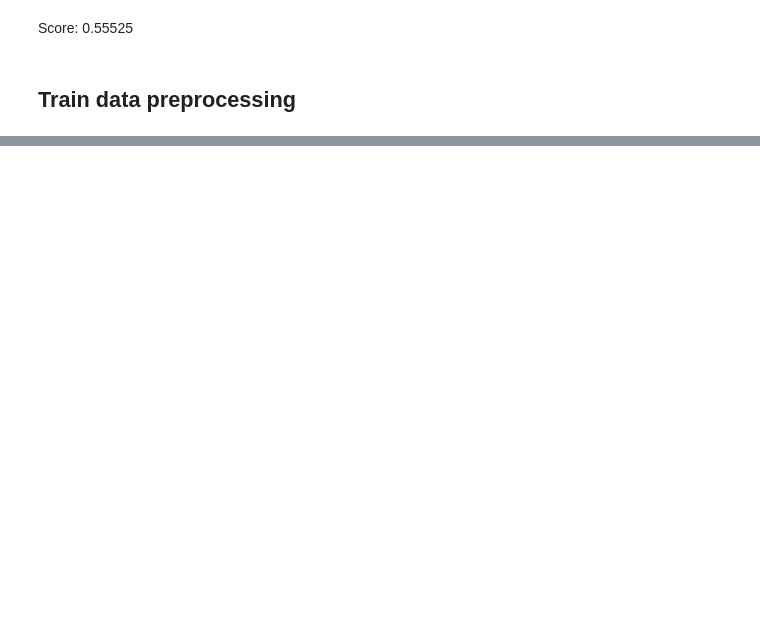
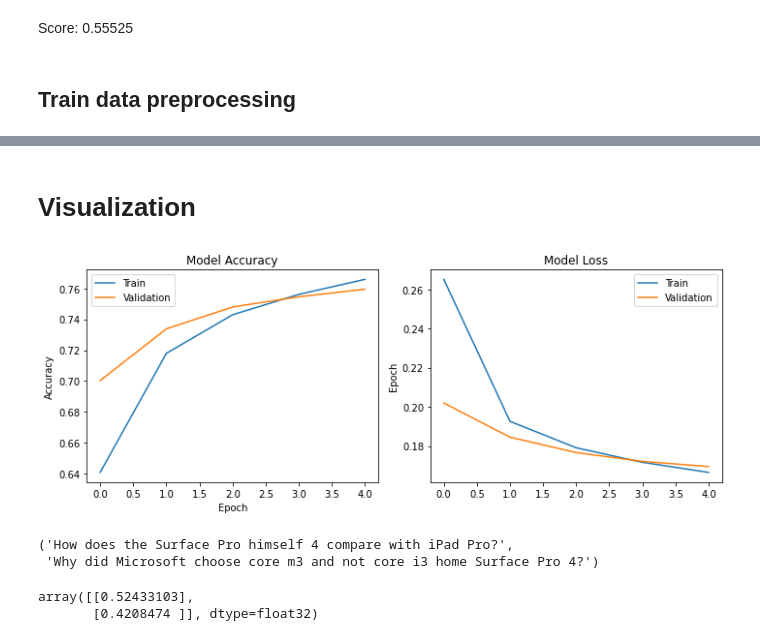
Before and after one commit to chanbi-raining/NLP, a Jupyter notebook: quora-question-pair-siamese-lstm.ipynb, the cells around one changed output, grey strips where cells are left out. Cells and saved outputs as stored; diff of their text form; code cells hidden in the pictures; blank space fills up the shorter version.

```diff
--- a/quora-question-pair-siamese-lstm.ipynb
+++ b/quora-question-pair-siamese-lstm.ipynb
@@ -192,0 +228,9 @@ Found 400000 word vectors.
+# %%
+max_len = 40
+
+train_q1_seq = pad_sequences(train_q1, maxlen=max_len, padding='post')
+train_q2_seq = pad_sequences(train_q2, maxlen=max_len, padding='post')
+val_q1_seq = pad_sequences(val_q1, maxlen=max_len, padding='post')
+val_q2_seq = pad_sequences(val_q2, maxlen=max_len, padding='post')
+test_q1_seq = pad_sequences(test_q1, maxlen=max_len, padding='post')
+test_q2_seq = pad_sequences(test_q2, maxlen=max_len, padding='post')
@@ -226,0 +348,13 @@ model.compile(loss='mse', optimizer='adam')
+# %%
+from time import time
+
+batch_size = 1024
+n_epoch = 5
+
+training_start_time = time()
+trained = model.fit([train_q1_seq, train_q2_seq], y_train.values.reshape(-1, 1),
+                    batch_size=batch_size, epochs=n_epoch,
+                    validation_data=([val_q1_seq, val_q2_seq], y_val.values.reshape(-1, 1)))
+
+training_end_time = time()
+print(f'Training time finished. {n_epoch} epochs in {training_end_time - training_start_time}')
@@ -226,0 +373,2 @@ model.compile(loss='mse', optimizer='adam')
+# %% [markdown]
+# Visualization
@@ -226,0 +377,32 @@ model.compile(loss='mse', optimizer='adam')
+# %%
+plt.subplots(figsize=(10, 4))
+
+plt.subplot(121)
+plt.plot(trained.history['accuracy'])
+plt.plot(trained.history['val_accuracy'])
+plt.title('Model Accuracy')
+plt.ylabel('Accuracy')
+plt.xlabel('Epoch')
+plt.legend(['Train', 'Validation'], loc='upper left')
+
+plt.subplot(122)
+plt.plot(trained.history['loss'])
+plt.plot(trained.history['val_loss'])
+plt.title('Model Loss')
+plt.ylabel('Loss')
+plt.ylabel('Epoch')
+plt.legend(['Train', 'Validation'], loc='upper right')
+
+plt.tight_layout(h_pad=1.0)
+# %% [output]
+[figure, added]
+# %%
+df_test.loc[0, 'question1'], df_test.loc[0, 'question2']
+# %% [output]
+('How does the Surface Pro himself 4 compare with iPad Pro?',
+ 'Why did Microsoft choose core m3 and not core i3 home Surface Pro 4?')
+# %%
+model.predict([test_q1_seq[0:2], test_q2_seq[0:2]])
+# %% [output]
+array([[0.52433103],
+       [0.4208474 ]], dtype=float32)
```
Also changed, not shown: parts of 30 cells of this notebook.
